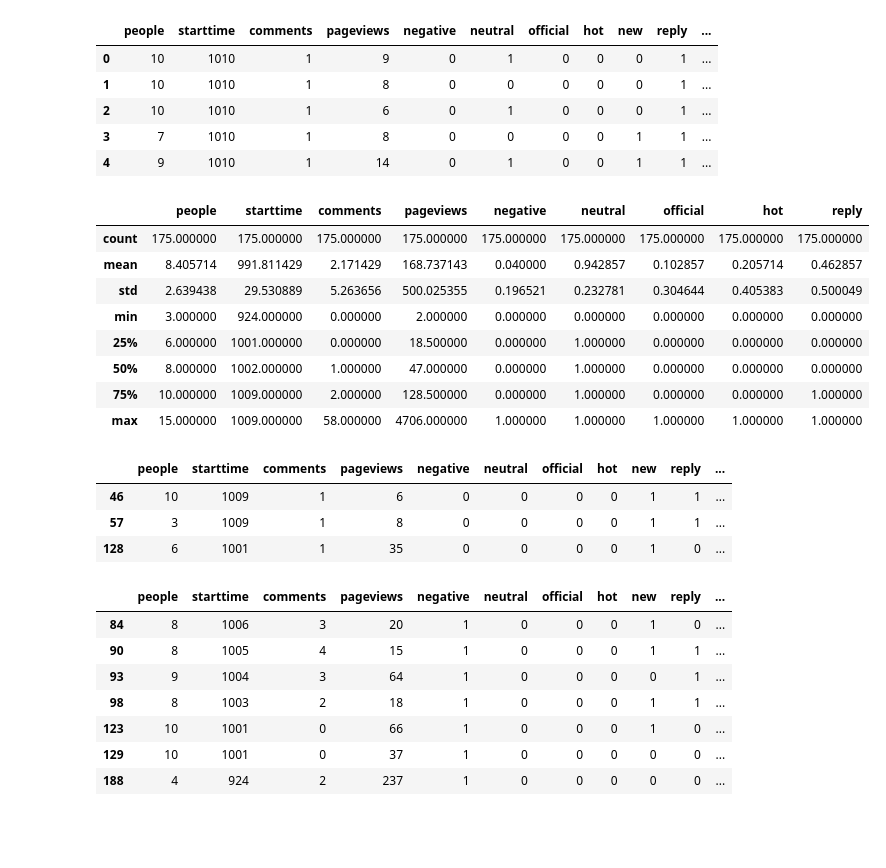
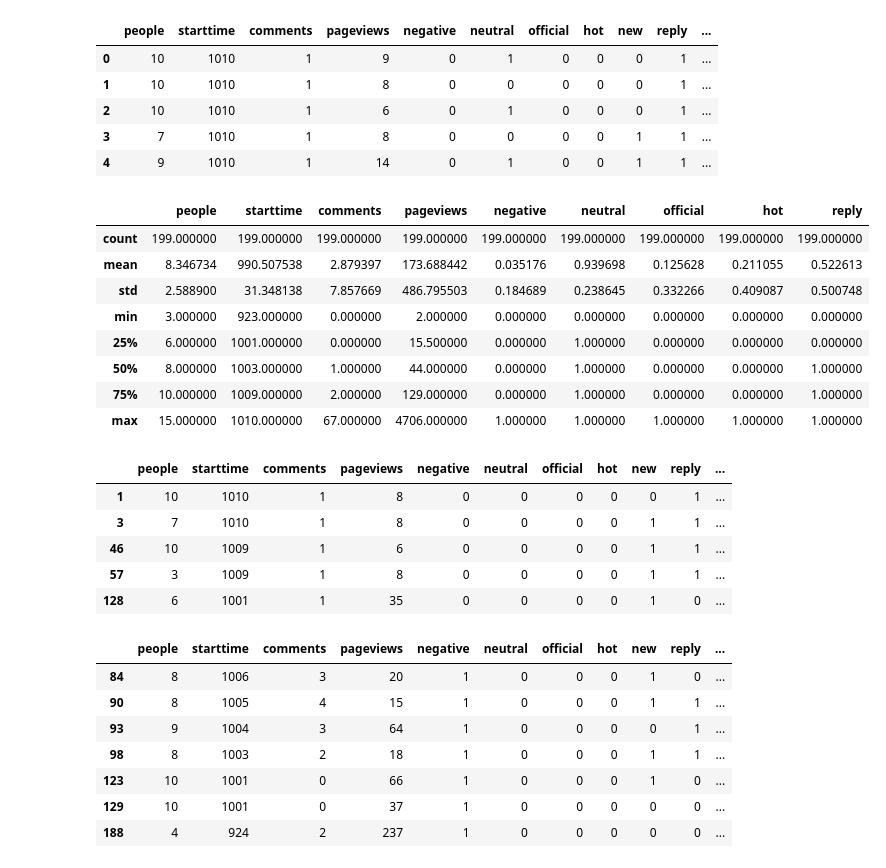
Before and after one commit to Vayne-Lover/Endless-Wars, a Jupyter notebook: Data Analysis.ipynb, the cells around one changed output. Saved outputs shown, nothing was run; the diff lists cells and outputs as text; code cells hidden in the pictures; blank space fills up the shorter version.

```diff
--- a/Data Analysis.ipynb
+++ b/Data Analysis.ipynb
@@ -38,23 +38,25 @@ full_data.head()
 | 3 | 7 | 1010 | 1 | 8 | 0 | 0 | 0 | 0 | 1 | 1 | ... |
 | 4 | 9 | 1010 | 1 | 14 | 0 | 1 | 0 | 0 | 1 | 1 | ... |
 # %%
-act_data=full_data[(full_data['starttime']>923)&(full_data['starttime']<1010)]
+act_data=full_data[(full_data['starttime']>=923)&(full_data['starttime']<=1010)]
 act_data.describe()
 # %% [output]
 |  | people | starttime | comments | pageviews | negative | neutral | official | hot | reply |
-| count | 175.000000 | 175.000000 | 175.000000 | 175.000000 | 175.000000 | 175.000000 | 175.000000 | 175.000000 | 175.000000 |
-| mean | 8.405714 | 991.811429 | 2.171429 | 168.737143 | 0.040000 | 0.942857 | 0.102857 | 0.205714 | 0.462857 |
-| std | 2.639438 | 29.530889 | 5.263656 | 500.025355 | 0.196521 | 0.232781 | 0.304644 | 0.405383 | 0.500049 |
-| min | 3.000000 | 924.000000 | 0.000000 | 2.000000 | 0.000000 | 0.000000 | 0.000000 | 0.000000 | 0.000000 |
-| 25% | 6.000000 | 1001.000000 | 0.000000 | 18.500000 | 0.000000 | 1.000000 | 0.000000 | 0.000000 | 0.000000 |
-| 50% | 8.000000 | 1002.000000 | 1.000000 | 47.000000 | 0.000000 | 1.000000 | 0.000000 | 0.000000 | 0.000000 |
-| 75% | 10.000000 | 1009.000000 | 2.000000 | 128.500000 | 0.000000 | 1.000000 | 0.000000 | 0.000000 | 1.000000 |
-| max | 15.000000 | 1009.000000 | 58.000000 | 4706.000000 | 1.000000 | 1.000000 | 1.000000 | 1.000000 | 1.000000 |
+| count | 199.000000 | 199.000000 | 199.000000 | 199.000000 | 199.000000 | 199.000000 | 199.000000 | 199.000000 | 199.000000 |
+| mean | 8.346734 | 990.507538 | 2.879397 | 173.688442 | 0.035176 | 0.939698 | 0.125628 | 0.211055 | 0.522613 |
+| std | 2.588900 | 31.348138 | 7.857669 | 486.795503 | 0.184689 | 0.238645 | 0.332266 | 0.409087 | 0.500748 |
+| min | 3.000000 | 923.000000 | 0.000000 | 2.000000 | 0.000000 | 0.000000 | 0.000000 | 0.000000 | 0.000000 |
+| 25% | 6.000000 | 1001.000000 | 0.000000 | 15.500000 | 0.000000 | 1.000000 | 0.000000 | 0.000000 | 0.000000 |
+| 50% | 8.000000 | 1003.000000 | 1.000000 | 44.000000 | 0.000000 | 1.000000 | 0.000000 | 0.000000 | 1.000000 |
+| 75% | 10.000000 | 1009.000000 | 2.000000 | 129.000000 | 0.000000 | 1.000000 | 0.000000 | 0.000000 | 1.000000 |
+| max | 15.000000 | 1010.000000 | 67.000000 | 4706.000000 | 1.000000 | 1.000000 | 1.000000 | 1.000000 | 1.000000 |
 # %%
 positive_data=act_data[(act_data['negative']==0)&(act_data['neutral']==0)]
 positive_data
 # %% [output]
 |  | people | starttime | comments | pageviews | negative | neutral | official | hot | new | reply | ... |
+| 1 | 10 | 1010 | 1 | 8 | 0 | 0 | 0 | 0 | 0 | 1 | ... |
+| 3 | 7 | 1010 | 1 | 8 | 0 | 0 | 0 | 0 | 1 | 1 | ... |
 | 46 | 10 | 1009 | 1 | 6 | 0 | 0 | 0 | 0 | 1 | 1 | ... |
 | 57 | 3 | 1009 | 1 | 8 | 0 | 0 | 0 | 0 | 1 | 1 | ... |
 | 128 | 6 | 1001 | 1 | 35 | 0 | 0 | 0 | 0 | 1 | 0 | ... |
```
Also changed, not shown: parts of 8 cells of this notebook.
